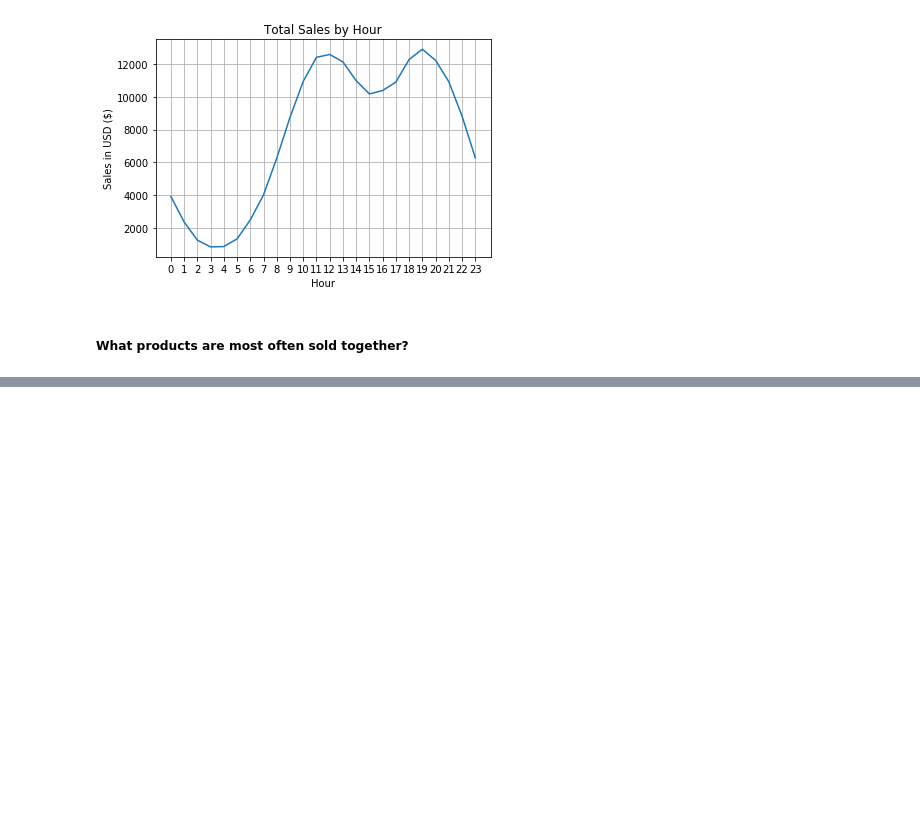
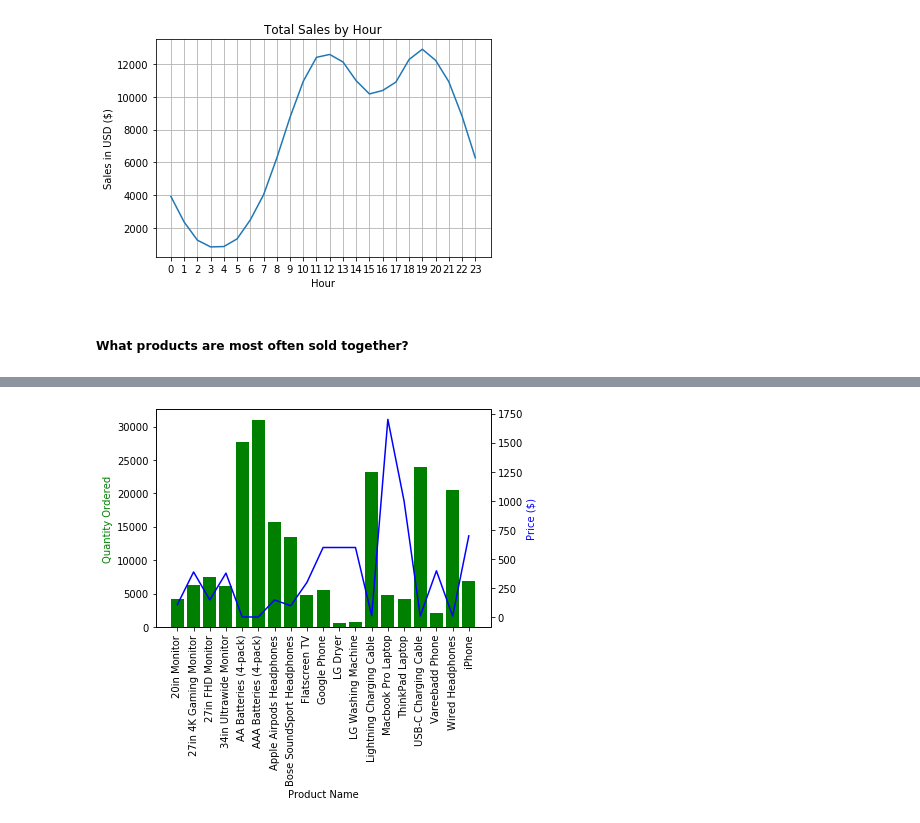
Before and after one commit to p15182028/Pandas-Data-Science-Tasks, a Jupyter notebook: Sales Analysis.ipynb, the cells around one changed output, grey strips where cells are left out. Saved outputs shown, nothing was run; the diff lists cells and outputs as text; code cells hidden in the pictures; blank space fills up the shorter version.

```diff
--- a/Sales Analysis.ipynb
+++ b/Sales Analysis.ipynb
@@ -327,0 +438,16 @@ plt.show()
+# %%
+prices = all_data.groupby('Product').mean()['Price Each']
+
+fig, ax1 = plt.subplots()
+
+ax2 = ax1.twinx()
+ax1.bar(quantity_ordered['Product'], quantity_ordered['Quantity Ordered'], color='g')
+ax2.plot(quantity_ordered['Product'], prices, 'b-')
+
+ax1.set_xlabel('Product Name')
+ax1.set_ylabel('Quantity Ordered', color='g')
+ax2.set_ylabel('Price ($)', color='b')
+ax1.set_xticklabels(quantity_ordered['Product'], rotation='vertical')
+plt.show()
+# %% [output]
+[figure, added]
```
Also changed, not shown: parts of 10 cells of this notebook.
